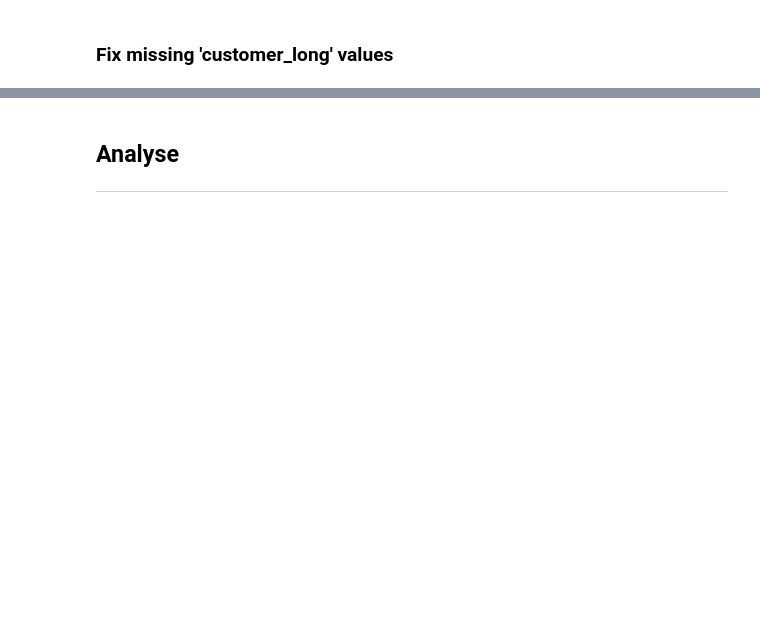
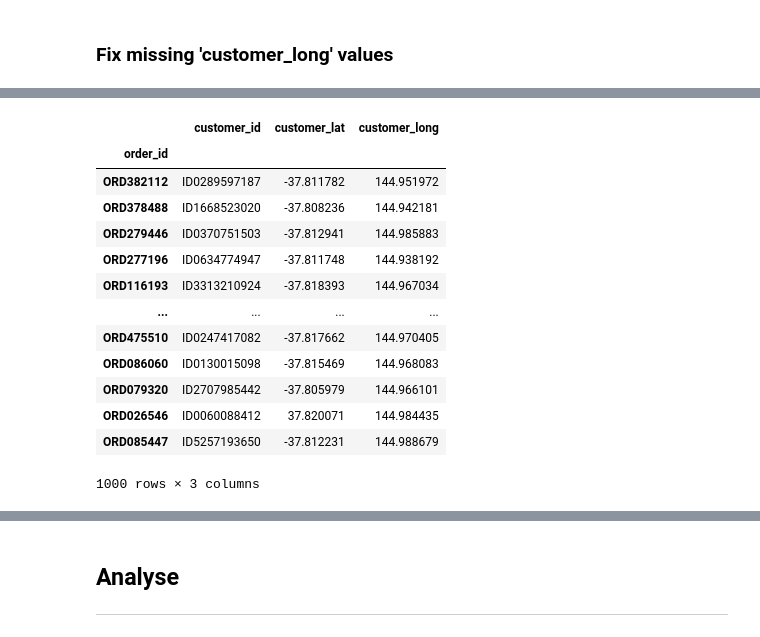
Before and after one commit to kieran-molloy/UCDPA_kieranmolloy, a Jupyter notebook: UCDPA_KieranMolloy.ipynb, the cells around one changed output, grey strips where cells are left out. Drawn from its saved outputs; the diff is of its cells as text; code cells hidden in the pictures; blank space fills up the shorter version.

Commit message:
creating new appended dataframe and Geo calls

```diff
--- a/UCDPA_KieranMolloy.ipynb
+++ b/UCDPA_KieranMolloy.ipynb
@@ -1103,0 +448,24 @@ df_missing_dirty = df_missing_data.merge(df_dirty_data, on=)
+# %%
+# create a new dataframe from df_missing_data and df_dirty_data
+df_data = df_missing_data.append(df_dirty_data,ignore_index = False)
+# %%
+# getting rows for the missing values for 'distance_to_nearest_warehouse' for df_data
+customerid_lat_long = df_data[['customer_id' , 'customer_lat', 'customer_long']]
+
+# using display command for better formatting in Notebook , use print usually
+display(customerid_lat_long)
+# %% [output]
+|  | customer_id | customer_lat | customer_long |
+| order_id |  |  |  |
+| ORD382112 | ID0289597187 | -37.811782 | 144.951972 |
+| ORD378488 | ID1668523020 | -37.808236 | 144.942181 |
+| ORD279446 | ID0370751503 | -37.812941 | 144.985883 |
+| ORD277196 | ID0634774947 | -37.811748 | 144.938192 |
+| ORD116193 | ID3313210924 | -37.818393 | 144.967034 |
+| ... | ... | ... | ... |
+| ORD475510 | ID0247417082 | -37.817662 | 144.970405 |
+| ORD086060 | ID0130015098 | -37.815469 | 144.968083 |
+| ORD079320 | ID2707985442 | -37.805979 | 144.966101 |
+| ORD026546 | ID0060088412 | 37.820071 | 144.984435 |
+| ORD085447 | ID5257193650 | -37.812231 | 144.988679 |
+1000 rows × 3 columns
```
Also changed, not shown: parts of 80 cells of this notebook.
